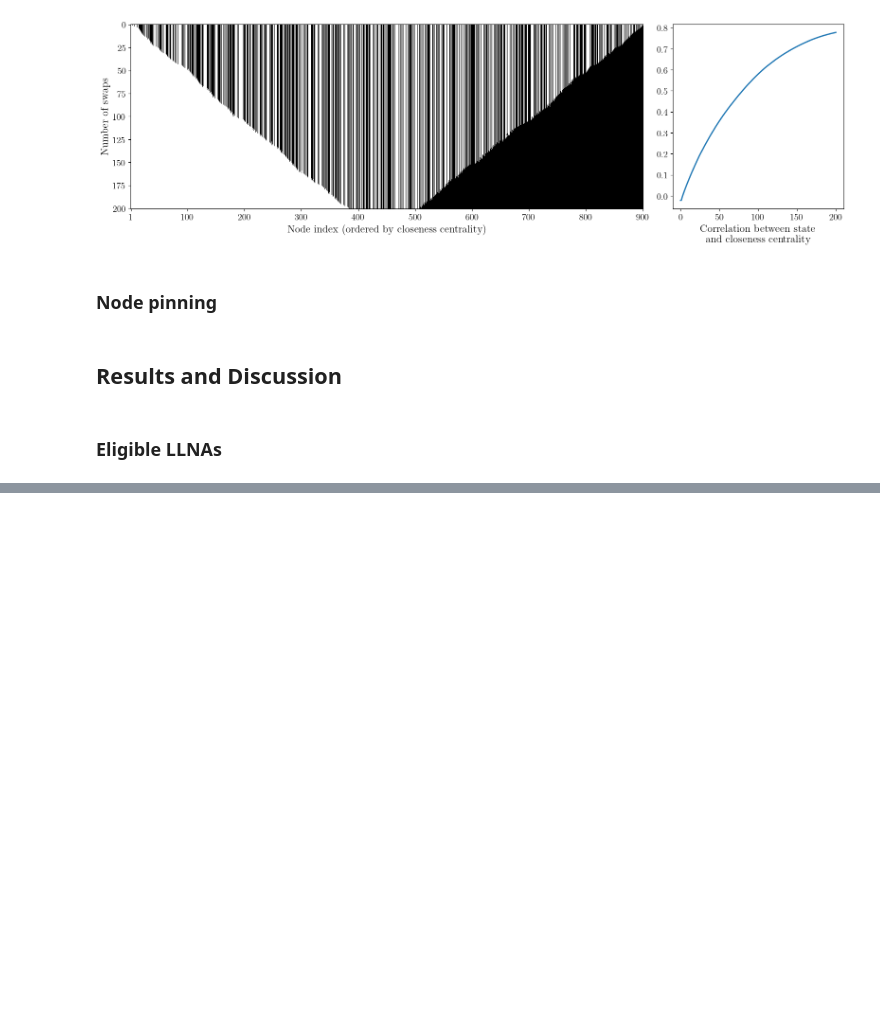
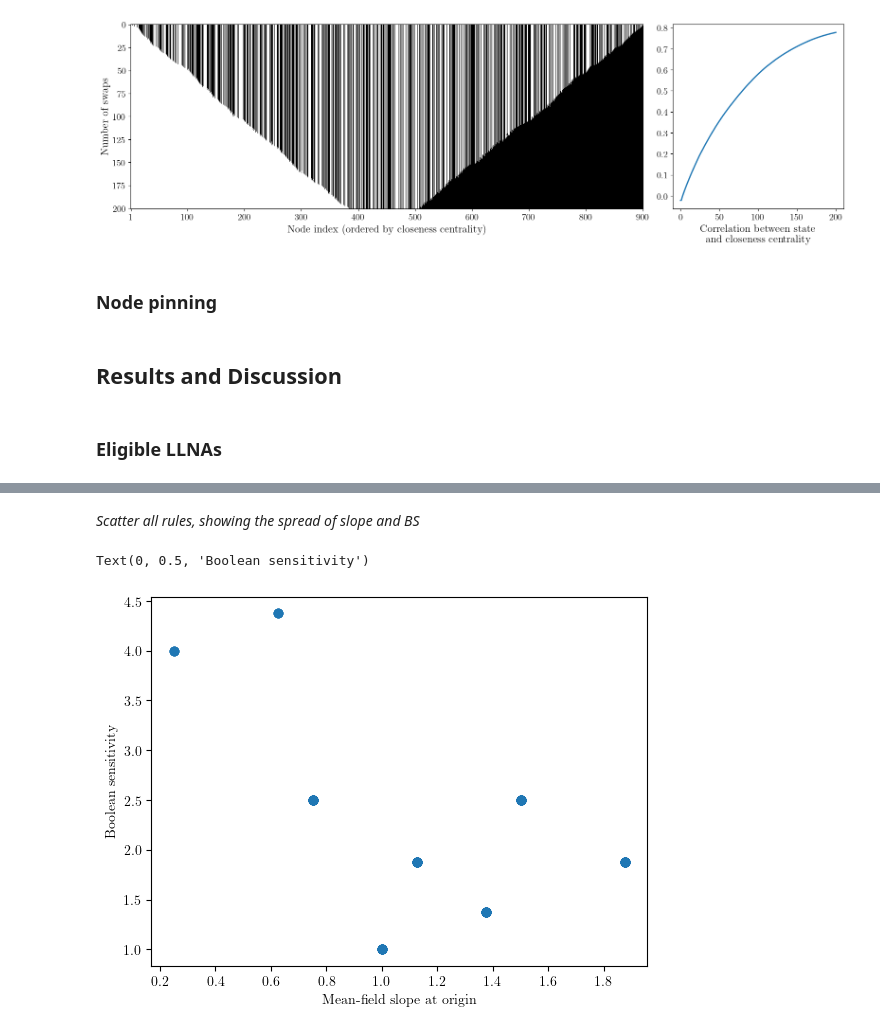
Before and after one commit to mrollier/network_automata_robustness, a Jupyter notebook: manuscript/impact_analysis-figures.ipynb, the cells around one changed output, grey strips where cells are left out. Saved outputs shown, nothing was run; the diff lists cells and outputs as text; code cells hidden in the pictures; blank space fills up the shorter version.

```diff
--- a/manuscript/impact_analysis-figures.ipynb
+++ b/manuscript/impact_analysis-figures.ipynb
@@ -378,0 +495,27 @@ if SAVEFIG:
+# %% [markdown]
+_Scatter all rules, showing the spread of slope and BS_
+# %%
+# load the saved totalitarian rules
+resolution = 11
+degree = 4
+
+totalitarian_rules = np.load(f'data/totalitarian_rules/totalitarian_rules_resolution{resolution}_degree{degree}.npy')
+
+bs_list = []
+mfs_list = []
+for beta, sigma in tqdm(totalitarian_rules, total=len(totalitarian_rules)):
+    B_set = binary_indices(beta)
+    S_set = binary_indices(sigma)
+    # get boolean sensitivity
+    bs = boolean_sens(resolution, B_set=B_set, S_set=S_set, degree=degree)
+    bs_list.append(bs)
+    # get mean-field slope
+    mfs = mean_field_slope(resolution, B_set=B_set, S_set=S_set, degree=degree)
+    mfs_list.append(mfs)
+
+plt.scatter(mfs_list, bs_list)
+plt.xlabel('Mean-field slope at origin')
+plt.ylabel('Boolean sensitivity')
+# %% [output]
+Text(0, 0.5, 'Boolean sensitivity')
+[figure, added]
```
Also changed, not shown: parts of 7 cells of this notebook, 19 other files.
